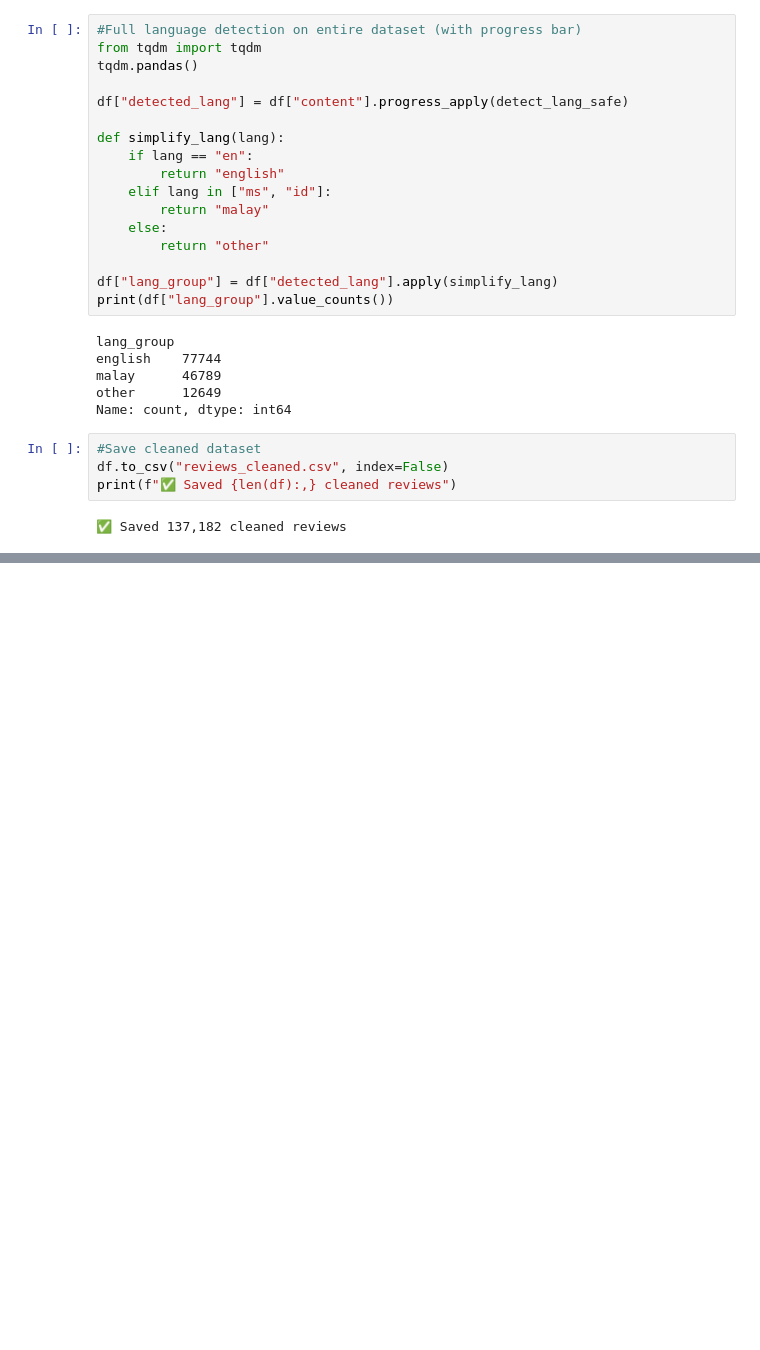
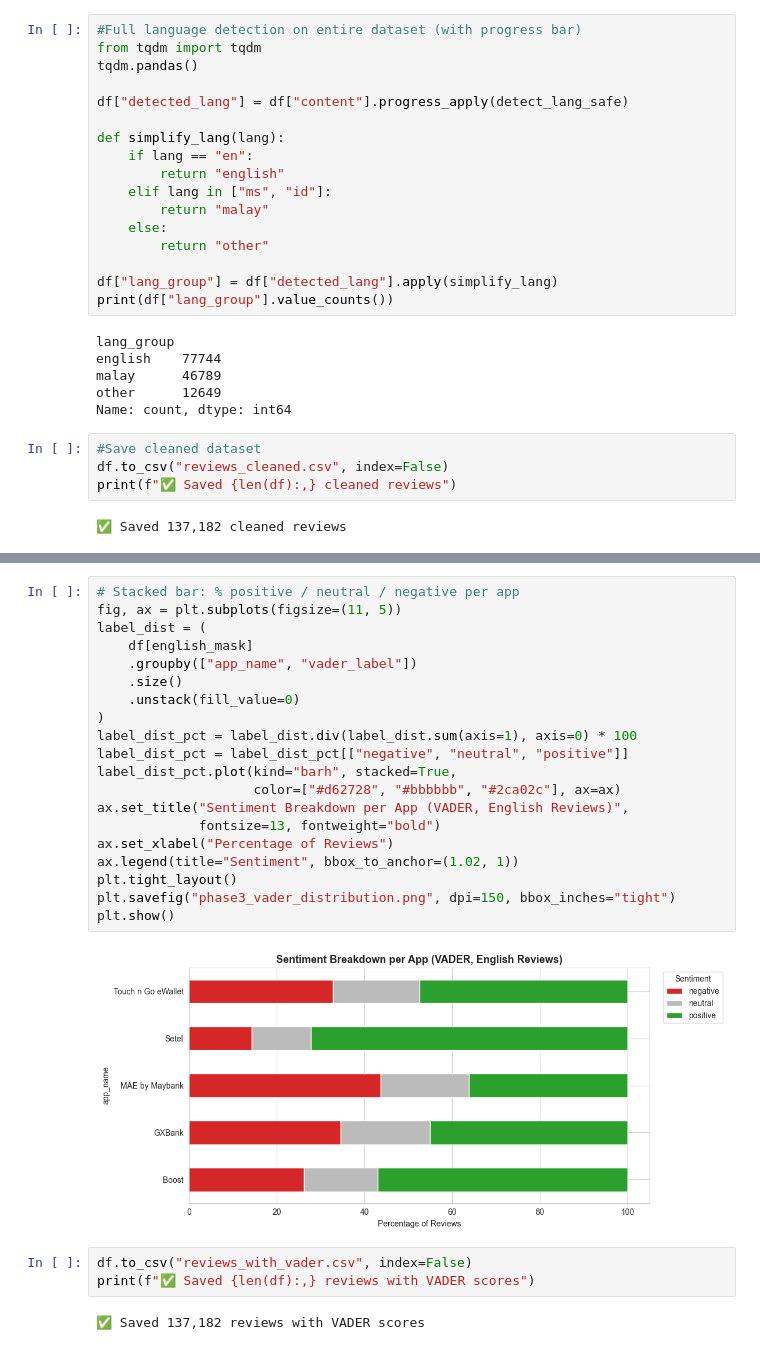
Before and after one commit to danieljasme-analyst/malaysian-fintech-sentiment-analysis, a Jupyter notebook: 01_data_exploration.ipynb, the cells around one changed output, grey strips where cells are left out. Drawn from its saved outputs; the diff is of its cells as text; blank space fills up the shorter version.

```diff
--- a/01_data_exploration.ipynb
+++ b/01_data_exploration.ipynb
@@ -208,0 +372,27 @@ print(f"✅ Saved {len(df):,} cleaned reviews")
+# %%
+# Stacked bar: % positive / neutral / negative per app
+fig, ax = plt.subplots(figsize=(11, 5))
+label_dist = (
+    df[english_mask]
+    .groupby(["app_name", "vader_label"])
+    .size()
+    .unstack(fill_value=0)
+)
+label_dist_pct = label_dist.div(label_dist.sum(axis=1), axis=0) * 100
+label_dist_pct = label_dist_pct[["negative", "neutral", "positive"]]
+label_dist_pct.plot(kind="barh", stacked=True,
+                    color=["#d62728", "#bbbbbb", "#2ca02c"], ax=ax)
+ax.set_title("Sentiment Breakdown per App (VADER, English Reviews)",
+             fontsize=13, fontweight="bold")
+ax.set_xlabel("Percentage of Reviews")
+ax.legend(title="Sentiment", bbox_to_anchor=(1.02, 1))
+plt.tight_layout()
+plt.savefig("phase3_vader_distribution.png", dpi=150, bbox_inches="tight")
+plt.show()
+# %% [output]
+[figure, added]
+# %%
+df.to_csv("reviews_with_vader.csv", index=False)
+print(f"✅ Saved {len(df):,} reviews with VADER scores")
+# %% [output]
+✅ Saved 137,182 reviews with VADER scores
```
Also changed, not shown: parts of 36 cells of this notebook.
